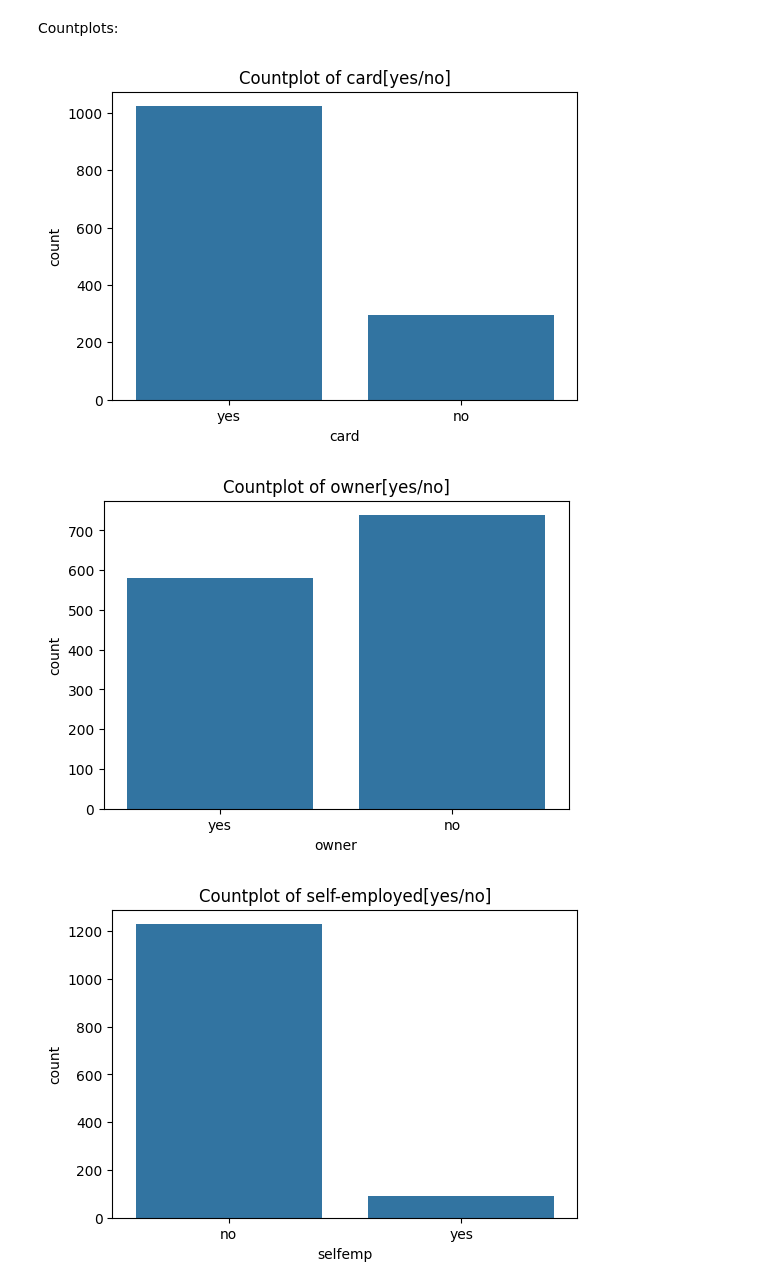
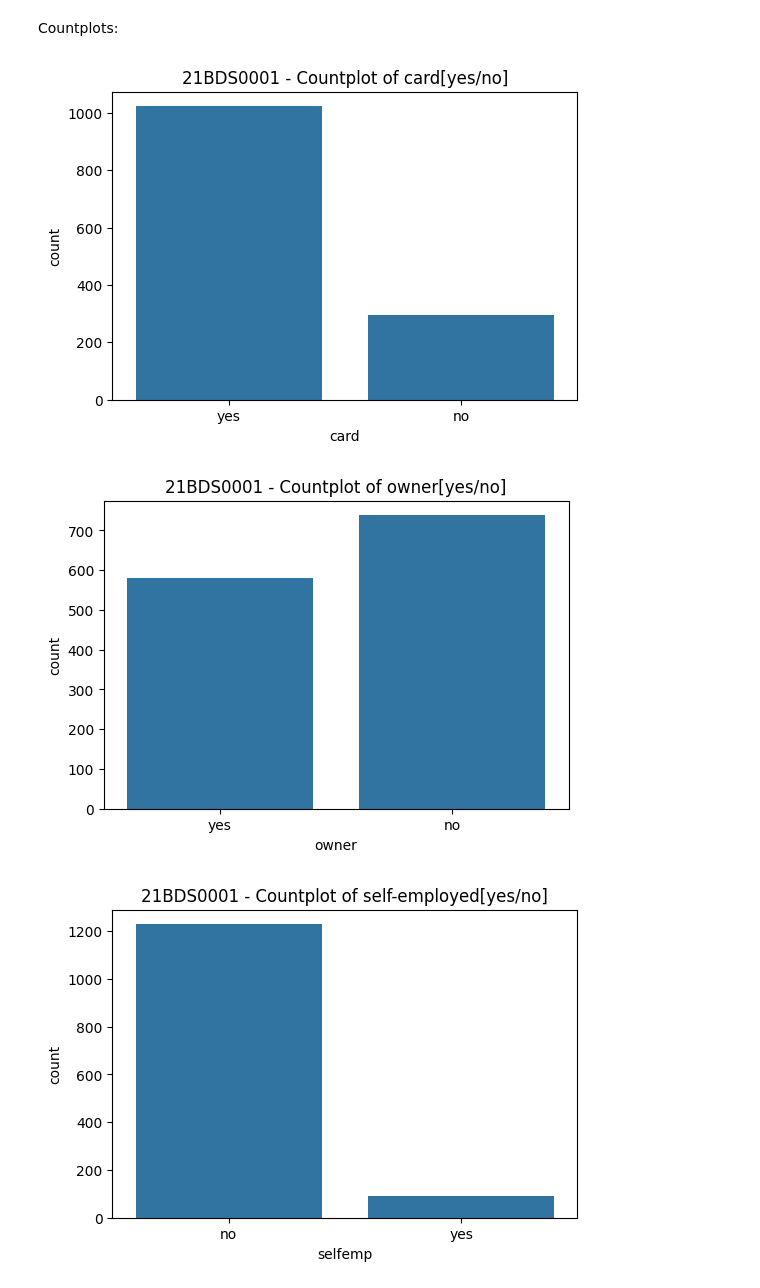
Before and after one commit to mukund-n/EDA---DA---21BDS0001, a Jupyter notebook: EDA_21BDS0001.ipynb, the cells around one changed output. Saved outputs shown, nothing was run; the diff lists cells and outputs as text; code cells hidden in the pictures.

```diff
--- a/EDA_21BDS0001.ipynb
+++ b/EDA_21BDS0001.ipynb
@@ -342,21 +342,21 @@ Countplots:
 # %%
 plt.figure(figsize=(6,4))
 sns.countplot(x=BDS0001['card'])
-plt.title(f'Countplot of card[yes/no]')
+plt.title('21BDS0001 - Countplot of card[yes/no]')
 plt.show()
 # %% [output]
-[figure, old version]
+[figure, new version]
 # %%
 plt.figure(figsize=(6,4))
 sns.countplot(x=BDS0001['owner'])
-plt.title(f'Countplot of owner[yes/no]')
+plt.title('21BDS0001 - Countplot of owner[yes/no]')
 plt.show()
 # %% [output]
-[figure, old version]
+[figure, new version]
 # %%
 plt.figure(figsize=(6,4))
 sns.countplot(x=BDS0001['selfemp'])
-plt.title(f'Countplot of self-employed[yes/no]')
+plt.title('21BDS0001 - Countplot of self-employed[yes/no]')
 plt.show()
 # %% [output]
-[figure, old version]
+[figure, new version]
```
